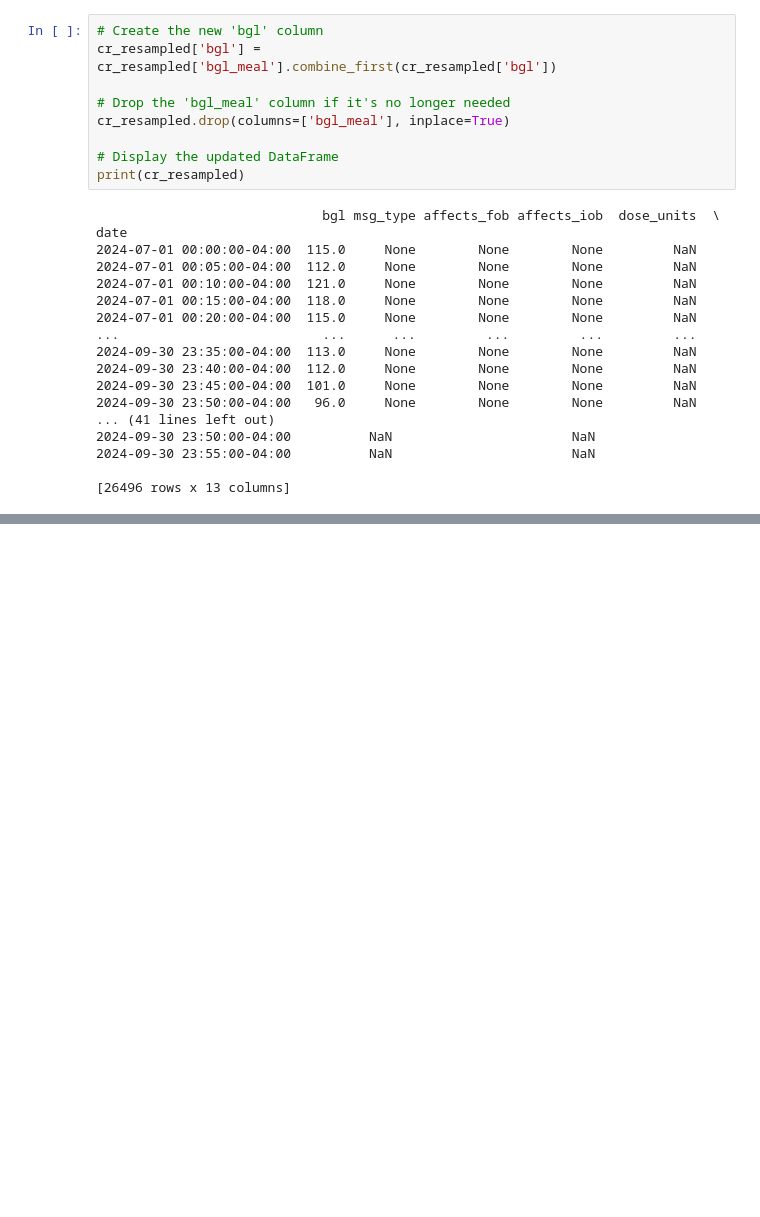
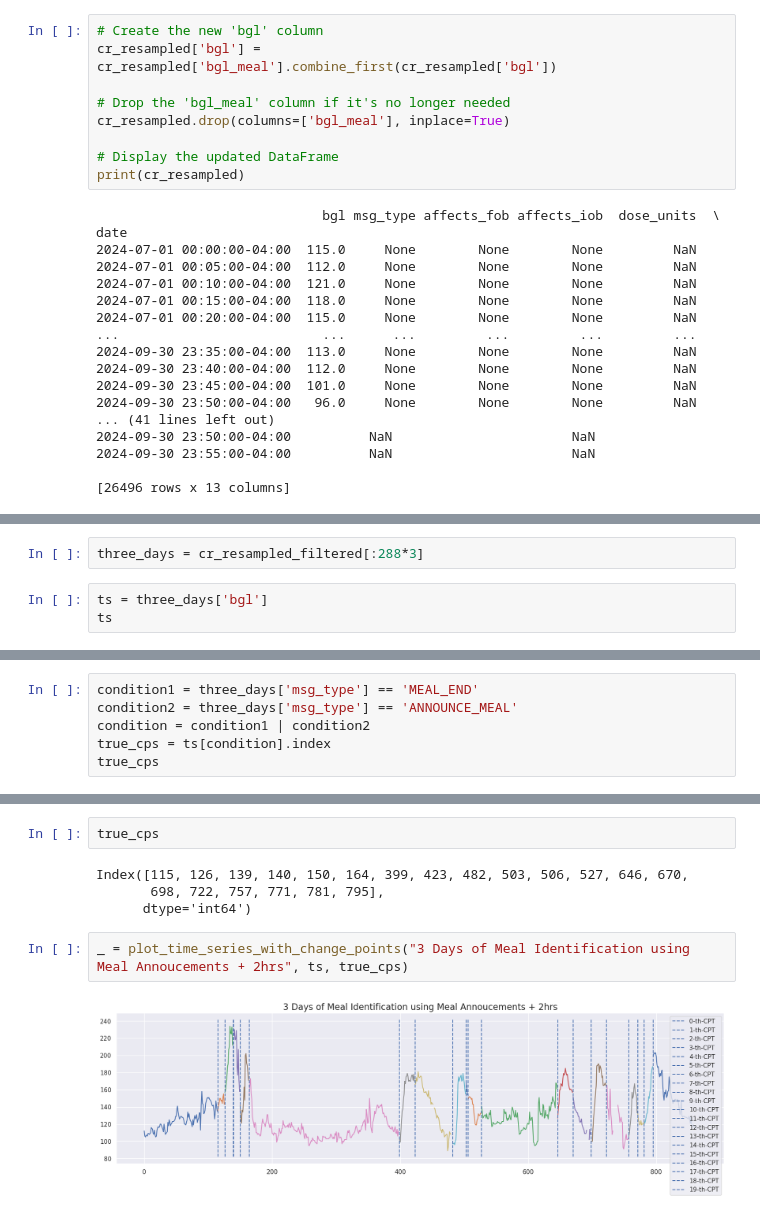
Before and after one commit to RobotPsychologist/bg_control, a Jupyter notebook: 0_meal_identification/meal_identification/notebooks/1.01-cjr-change-point-index-creator.ipynb, the cells around one changed output, grey strips where cells are left out. Drawn from its saved outputs; the diff is of its cells as text; blank space fills up the shorter version.

```diff
--- a/0_meal_identification/meal_identification/notebooks/1.01-cjr-change-point-index-creator.ipynb
+++ b/0_meal_identification/meal_identification/notebooks/1.01-cjr-change-point-index-creator.ipynb
@@ -238,0 +334,5 @@ Name: 2024-07-02 22:10:00-04:00, dtype: object
+# %%
+three_days = cr_resampled_filtered[:288*3]
+# %%
+ts = three_days['bgl']
+ts
@@ -238,0 +352,6 @@ Name: 2024-07-02 22:10:00-04:00, dtype: object
+# %%
+condition1 = three_days['msg_type'] == 'MEAL_END'
+condition2 = three_days['msg_type'] == 'ANNOUNCE_MEAL'
+condition = condition1 | condition2
+true_cps = ts[condition].index
+true_cps
@@ -238,0 +418,10 @@ Name: 2024-07-02 22:10:00-04:00, dtype: object
+# %%
+true_cps
+# %% [output]
+Index([115, 126, 139, 140, 150, 164, 399, 423, 482, 503, 506, 527, 646, 670,
+       698, 722, 757, 771, 781, 795],
+      dtype='int64')
+# %%
+_ = plot_time_series_with_change_points("3 Days of Meal Identification using Meal Annoucements + 2hrs", ts, true_cps)
+# %% [output]
+[figure, added]
```
Also changed, not shown: parts of 23 cells of this notebook.
